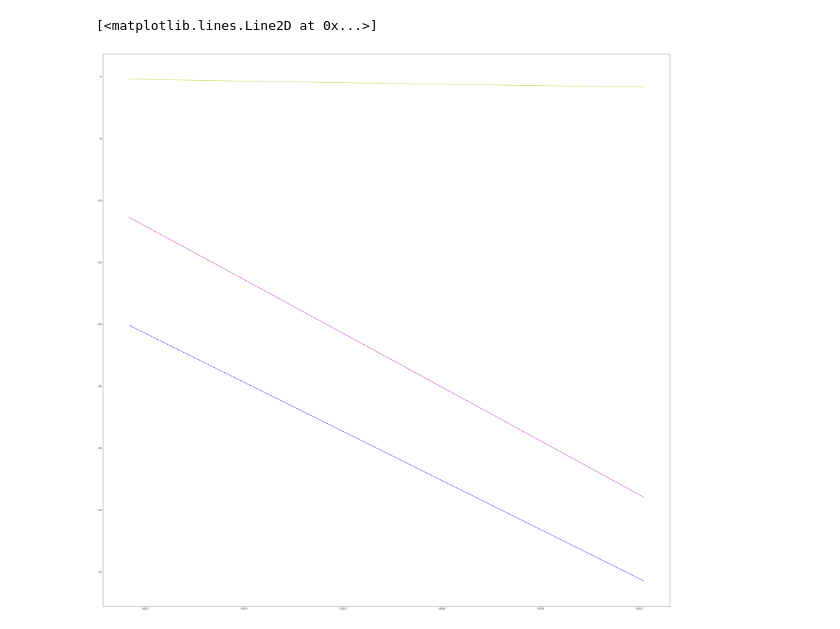
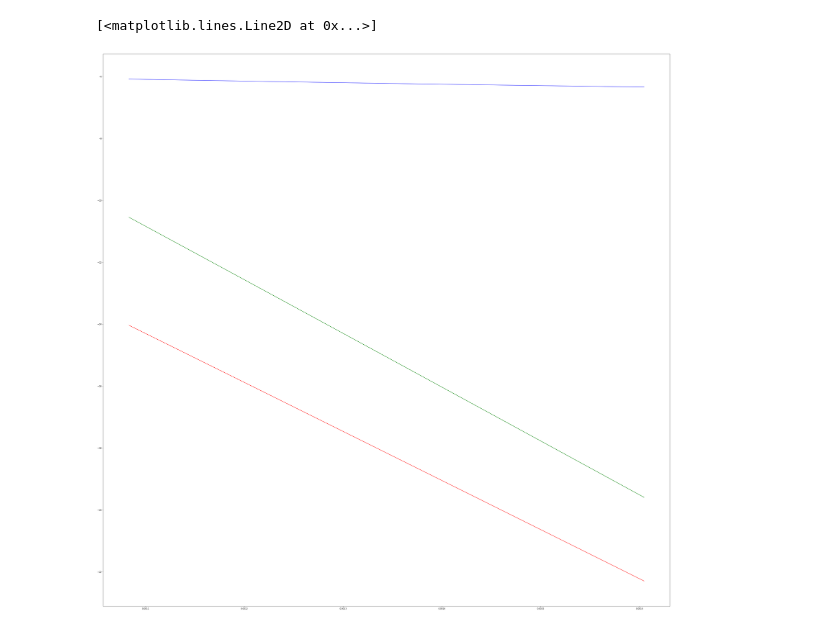
Before and after one commit to vlad107/numerical_methods_course_work, a Jupyter notebook: code.ipynb, the cells around one changed output. Cells and saved outputs as stored; diff of their text form; code cells hidden in the pictures.

```diff
--- a/code.ipynb
+++ b/code.ipynb
@@ -105,7 +105,7 @@ def apply_vector(J, x):
 def inv(J):
     return np.linalg.inv(J)
 
-def newton_method(J, f, start, max_iter = int(1e3), eps = 1e-5):
+def newton_method(J, f, start, max_iter = int(1e5), eps = 1e-7):
     x = start
     for it in range(max_iter):
         J_cur = apply_matrix(J, x)
@@ -244,12 +244,12 @@ def solve(T):
 # 3 -- H2
 # 4 -- HCl
     for i in range(len(subs)):
-        data.loc[subs[i], "Pe"] = x[i]
+        data.loc[subs[i], "PeAl"] = x[i]
 
     for s in subs:
-        data.loc[s, "G_flow"] = data.loc[s, "D"](T) * (data.loc[s, "Pg"] - data.loc[s, "Pe"]) / (R * T * delta)
+        data.loc[s, "G_flowAl"] = data.loc[s, "D"](T) * (data.loc[s, "Pg"] - data.loc[s, "PeAl"]) / (R * T * delta)
 
-    return [data.loc[s, "G_flow"] for s in subs]
+    return [data.loc[s, "G_flowAl"] for s in subs]
 
 t_cs = np.linspace(350, 650, 20)
 y = [list(map(lambda el: np.log(-el), solve(t_c + 273.15))) for t_c in t_cs]
@@ -301,8 +278,8 @@ list(map(lambda ys: ys[2], y))
 # %%
 fig, ax = plt.subplots(figsize = (50, 50))
-ax.plot(x, list(map(lambda ys: ys[0], y)), color='m')
-ax.plot(x, list(map(lambda ys: ys[1], y)), color='b')
-ax.plot(x, list(map(lambda ys: ys[2], y)), color='y')
+ax.plot(x, list(map(lambda ys: ys[0], y)), color='g')
+ax.plot(x, list(map(lambda ys: ys[1], y)), color='r')
+ax.plot(x, list(map(lambda ys: ys[2], y)), color='b')
 # %% [output]
 [<matplotlib.lines.Line2D at 0x...>]
-[figure, old version]
+[figure, new version]
```
Also changed, not shown: parts of 4 cells of this notebook.
